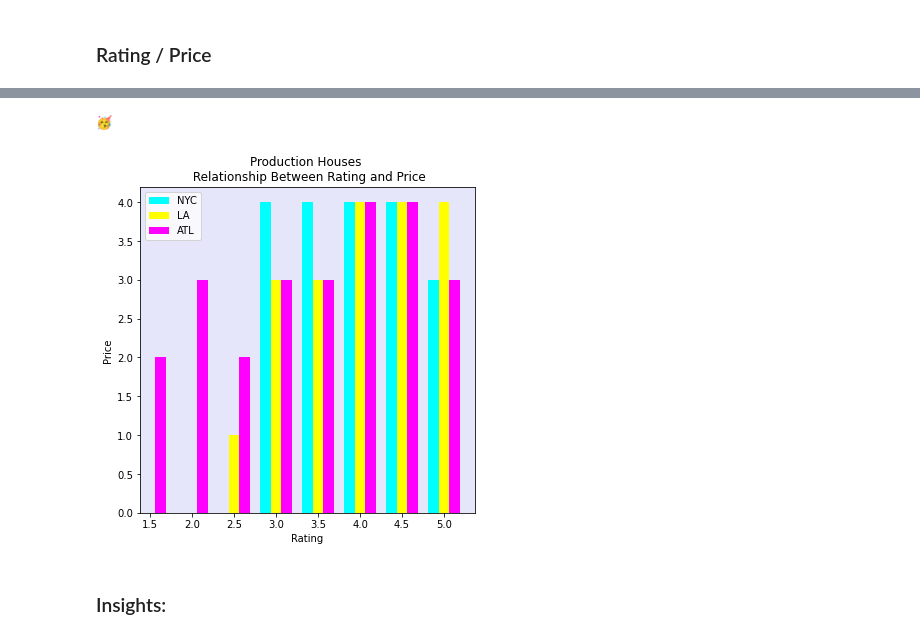
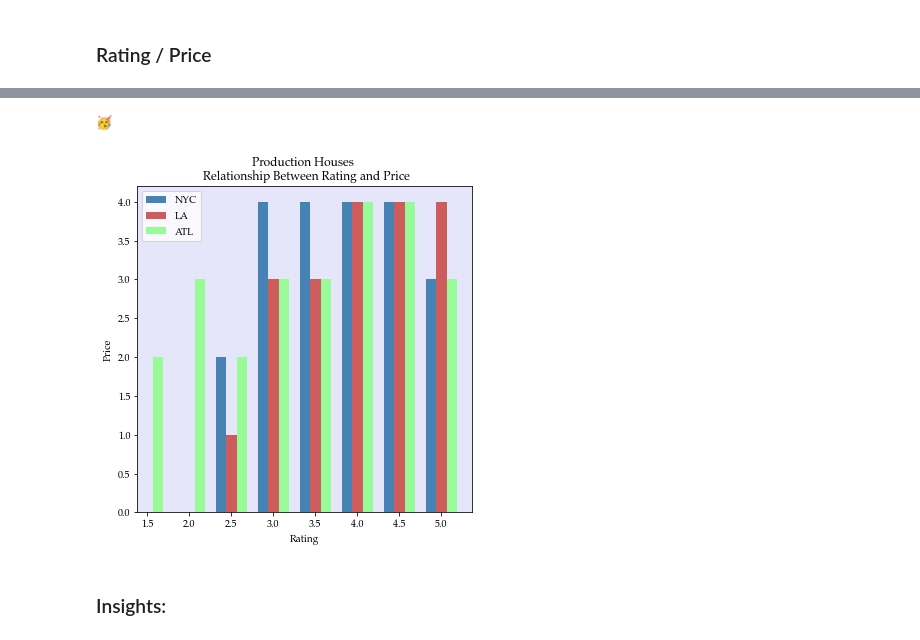
Before and after one commit to mike-flanagan/Yelp_Jake_Mike_Phase_1, a Jupyter notebook: Visualization_Analysis_Mike_Merge_Safe.ipynb, the cells around one changed output, grey strips where cells are left out. Cells and saved outputs as stored; diff of their text form; code cells hidden in the pictures.

Commit message:
continued working on mike-merge-safe visualization ipynb. Also added a ipynb file for mike-merge-safe vis variables reference.

```diff
--- a/Visualization_Analysis_Mike_Merge_Safe.ipynb
+++ b/Visualization_Analysis_Mike_Merge_Safe.ipynb
@@ -8,4 +8,24 @@ import csv
 from  keys  import  client_id, api_key
 import seaborn as sns
 import matplotlib.pyplot as plt
+
+# !{sys.executable} -m pip install latex
+# !{sys.executable} -m pip install latex
+# !{sys.executable} -m pip install PyDvi
+# !{sys.executable} -m pip install ghostscript
+
+plt.rcParams.update({"text.usetex": False, "font.family": "serif", "font.serif": ["Palatino"]})
+
 %matplotlib inline
+# %%
+    New:
+'pgf.texsystem': 'xelatex',
+'text.latex.preamble': '',
+'text.latex.preview': False,
+'text.usetex': True,
+
+    Old:
+plt.rcParams['text.usetex']=True
+plt.rcParams['text.latex.unicode']=True
+# %%
+plt.rcParams.keys()
@@ -12,4 +50,4 @@ import matplotlib.pyplot as plt
 # %%
-df_prod_nyc = pd.read_csv('database/Production House_NYC_database.csv')
+df_prod_ny = pd.read_csv('database/Production House_New York_database.csv')
 df_prod_la = pd.read_csv('database/Production House_Los Angeles_database.csv')
 df_prod_ga = pd.read_csv('database/Production House_Atlanta_database.csv')
@@ -229,35 +496,35 @@ print('🥳')
 # %%
 rating_price_title = 'Production Houses \n Relationship Between Rating and Price'
 x_label = 'Rating'
 y_label = 'Price'
 width = .125
 
 x1 = df_prod_nyc['Rating']
 y1 = df_prod_nyc['Price']
 
 x2 = df_prod_la['Rating']
 y2 = df_prod_la['Price']
 
 x3 = df_prod_ga['Rating']
 y3 = df_prod_ga['Price']
 
 fig, ax = plt.subplots(figsize=(6,6))
 
 ax.set_xlabel(x_label)
 ax.set_ylabel(y_label);
 ax.set_xticks([1.0, 1.5, 2.0, 2.5, 3.0, 3.5, 4.0, 4.5, 5.0])
 
-ax.bar(x1-(width), y1, width, color="cyan", align='center')
-ax.bar(x2, y2, width, color="yellow", align= 'center')
-ax.bar(x3+(width), y3, width, color="magenta", align= 'center')
+ax.bar(x1-(width), y1, width, color="steelblue", align='center')
+ax.bar(x2, y2, width, color="indianred", align= 'center')
+ax.bar(x3+(width), y3, width, color="palegreen", align= 'center')
 ax.set_title(rating_price_title)
 ax.set_facecolor("lavender")
 
 ax.legend(['NYC', 'LA', 'ATL'])
 print('🥳')
 # %% [output]
 🥳
-[figure, old version]
+[figure, new version]
 # %% [markdown]
 ### Insights:
 # %% [markdown]
```
Also changed, not shown: parts of 26 cells of this notebook, 1 other file.
